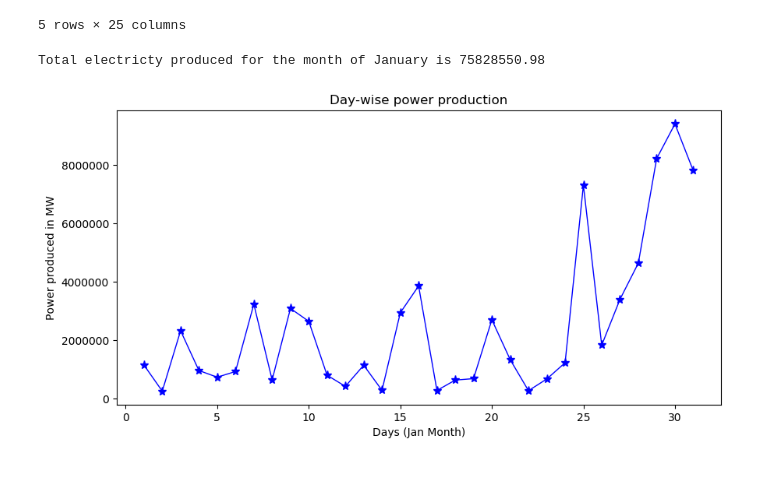
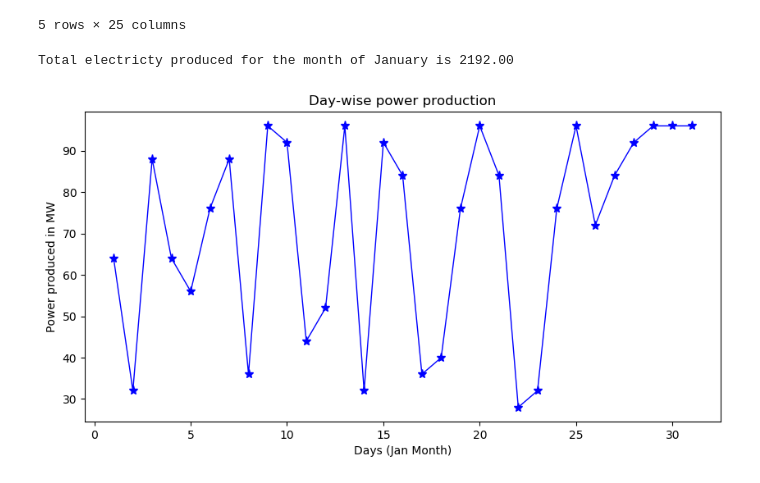
Before and after one commit to shishir-github/MMA2021, a Jupyter notebook: 860_A1_Q1.ipynb, the cells around one changed output. Cells and saved outputs as stored; diff of their text form; code cells hidden in the pictures.

```diff
--- a/860_A1_Q1.ipynb
+++ b/860_A1_Q1.ipynb
@@ -32,8 +32,13 @@ weather_data.head(5)
 ## c. Calculate power of turbine
 turbine_swept_area = 13273.23 ## in m^2
 Max_power_coef = 0.35
+Max_Cut_off = 32
+Min_Cut_off = 4
+Nominal_power =4e6
 weather_data['Power(watts)']= weather_data['Air_density kg/m3']*0.5*(weather_data['Wind Spd (m/s)']**3)\
 *turbine_swept_area*Max_power_coef
+weather_data.loc[(weather_data['Wind Spd (m/s)'] < Min_Cut_off) | (weather_data['Wind Spd (m/s)'] > Max_Cut_off), 'Power(watts)'] = 0
+weather_data.loc[(weather_data['Power(watts)'] > Nominal_power) , 'Power(watts)'] = Nominal_power
 weather_data.head(5)
 # %% [output]
 |  | Month | Day | Time | Temp (°C) | Temp Flag | Dew Point Temp (°C) | Dew Point Temp Flag | ... |
@@ -46,24 +51,24 @@ weather_data.head(5)
 # %%
 ## d. Total number of electricity produced in January
 ## Total electricty = sum of all power produced converted to megawatts
-Total_electricity = weather_data['Power(watts)'].sum() / 1000000
+Total_electricity = weather_data['Power(watts)'].sum() / 1e6
 print(f'Total electricty produced for the month of January is {Total_electricity:.2f}')
 # %% [output]
-Total electricty produced for the month of January is 75828550.98
+Total electricty produced for the month of January is 2192.00
 # %%
 ## e. Visuaisation to show power produced per day at farm
 ## Group by the days of month and sum up the powers and save in new variable
 power_perday = weather_data.groupby('Day')['Power(watts)'].sum()
 ## For the simplicity of graph convert the power units to Mega watts
-MWPower_perday = (power_perday/1000000).to_frame()
+MWPower_perday = (power_perday/1e6).to_frame()
 MWPower_perday
 ## Create Line graph to show the day-wise production of power
 mp.figure(figsize=(10,5), dpi=100)
 mp.title('Day-wise power production')
 mp.xlabel('Days (Jan Month)')
 mp.ylabel('Power produced in MW')
 #mp.plot(MWPower_perday['Day'],MWPower_perday['Power(watts)'] , 'r*-', label='wow' , ms='10', lw='1', )
 mp.plot(MWPower_perday, 'b*-', ms='8', lw='1')
 mp.show()
 # %% [output]
-[figure, old version]
+[figure, new version]
```
